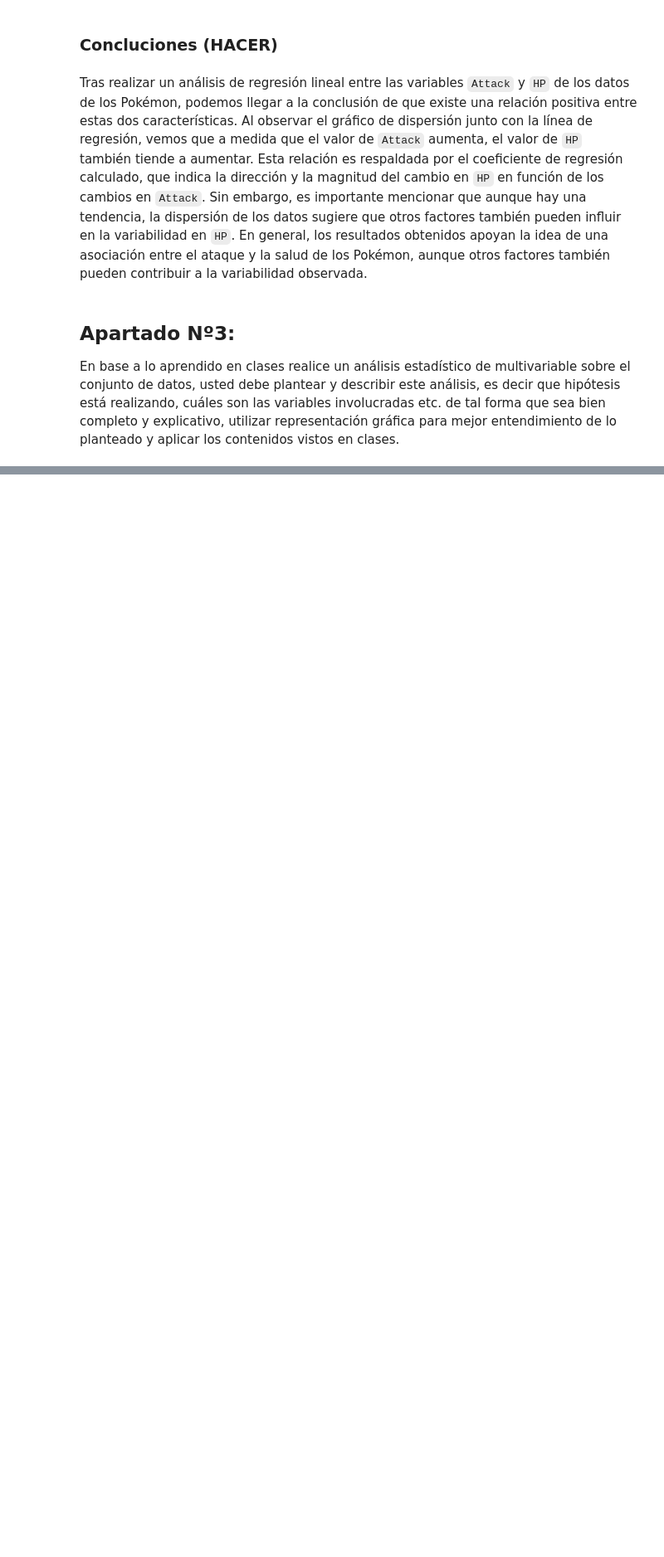
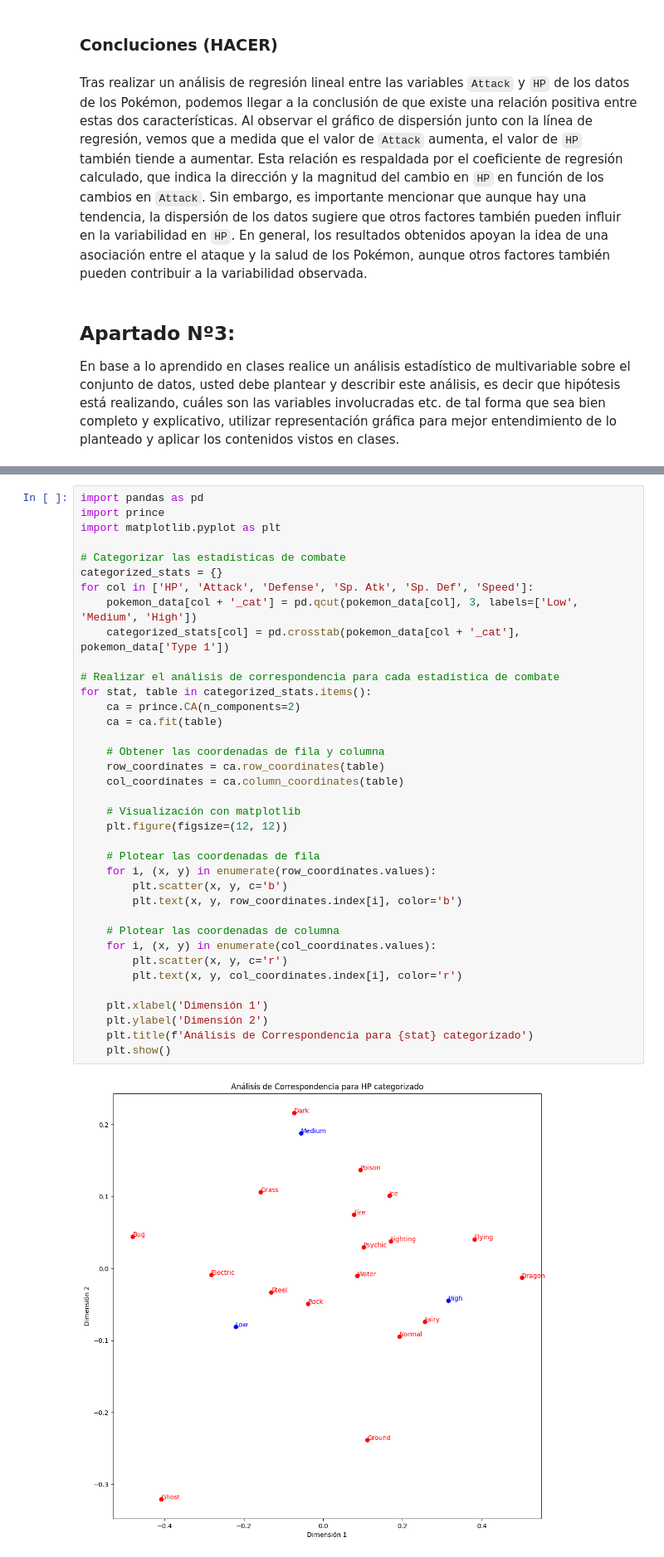
Before and after one commit to IxyzDev/DataInsightHub, a Jupyter notebook: 03-tareas/01-tarea/main.ipynb, the cells around one changed output, grey strips where cells are left out. Shown: that part at 83% size. Saved outputs shown, nothing was run; the diff lists cells and outputs as text; blank space fills up the shorter version.

```diff
--- a/03-tareas/01-tarea/main.ipynb
+++ b/03-tareas/01-tarea/main.ipynb
@@ -439,0 +479,39 @@ clases.
+# %%
+import pandas as pd
+import prince
+import matplotlib.pyplot as plt
+
+# Categorizar las estadísticas de combate
+categorized_stats = {}
+for col in ['HP', 'Attack', 'Defense', 'Sp. Atk', 'Sp. Def', 'Speed']:
+    pokemon_data[col + '_cat'] = pd.qcut(pokemon_data[col], 3, labels=['Low', 'Medium', 'High'])
+    categorized_stats[col] = pd.crosstab(pokemon_data[col + '_cat'], pokemon_data['Type 1'])
+
+# Realizar el análisis de correspondencia para cada estadística de combate
+for stat, table in categorized_stats.items():
+    ca = prince.CA(n_components=2)
+    ca = ca.fit(table)
+
+    # Obtener las coordenadas de fila y columna
+    row_coordinates = ca.row_coordinates(table)
+    col_coordinates = ca.column_coordinates(table)
+
+    # Visualización con matplotlib
+    plt.figure(figsize=(12, 12))
+
+    # Plotear las coordenadas de fila
+    for i, (x, y) in enumerate(row_coordinates.values):
+        plt.scatter(x, y, c='b')
+        plt.text(x, y, row_coordinates.index[i], color='b')
+
+    # Plotear las coordenadas de columna
+    for i, (x, y) in enumerate(col_coordinates.values):
+        plt.scatter(x, y, c='r')
+        plt.text(x, y, col_coordinates.index[i], color='r')
+
+    plt.xlabel('Dimensión 1')
+    plt.ylabel('Dimensión 2')
+    plt.title(f'Análisis de Correspondencia para {stat} categorizado')
+    plt.show()
+# %% [output]
+[figure, added]
```
Also changed, not shown: parts of 4 cells of this notebook.
